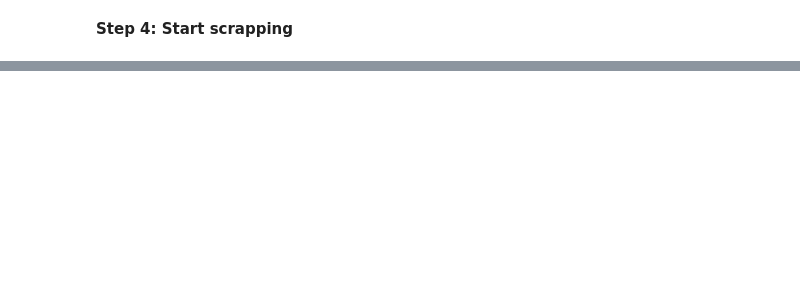
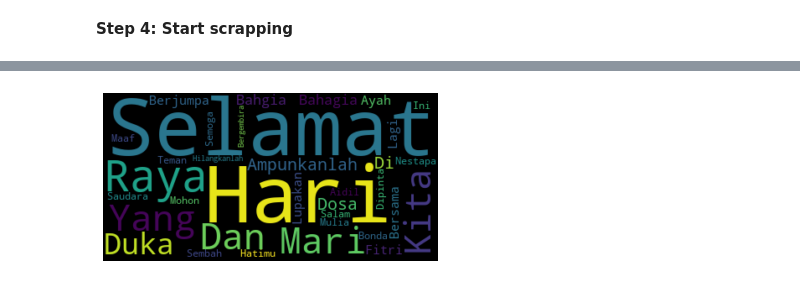
Before and after one commit to musainiramlee/Web_Scrapping, a Jupyter notebook: Web Scrapping(text).ipynb, the cells around one changed output, grey strips where cells are left out. Saved outputs shown, nothing was run; the diff lists cells and outputs as text; code cells hidden in the pictures; blank space fills up the shorter version.

```diff
--- a/Web Scrapping(text).ipynb
+++ b/Web Scrapping(text).ipynb
@@ -88,0 +92,3 @@ bs4.element.ResultSet
+# %%
+final = Convert(d.title())
+final
@@ -88,0 +115,4 @@ bs4.element.ResultSet
+# %%
+import pandas as pd
+df = pd.DataFrame((final),columns =['Words'])
+df
@@ -88,0 +137,3 @@ bs4.element.ResultSet
+# %%
+counts = df['Words'].value_counts()
+counts
@@ -88,0 +158,2 @@ bs4.element.ResultSet
+# %%
+counts.index = counts.index.map(str)
@@ -88,0 +173,10 @@ bs4.element.ResultSet
+# %%
+from wordcloud import WordCloud
+import matplotlib.pyplot as plt
+wordcloud = WordCloud().generate_from_frequencies(counts)
+plt.figure()
+plt.imshow(wordcloud, interpolation="bilinear")
+plt.axis("off")
+plt.show()
+# %% [output]
+[figure, added]
```
Also changed, not shown: parts of 23 cells of this notebook.
